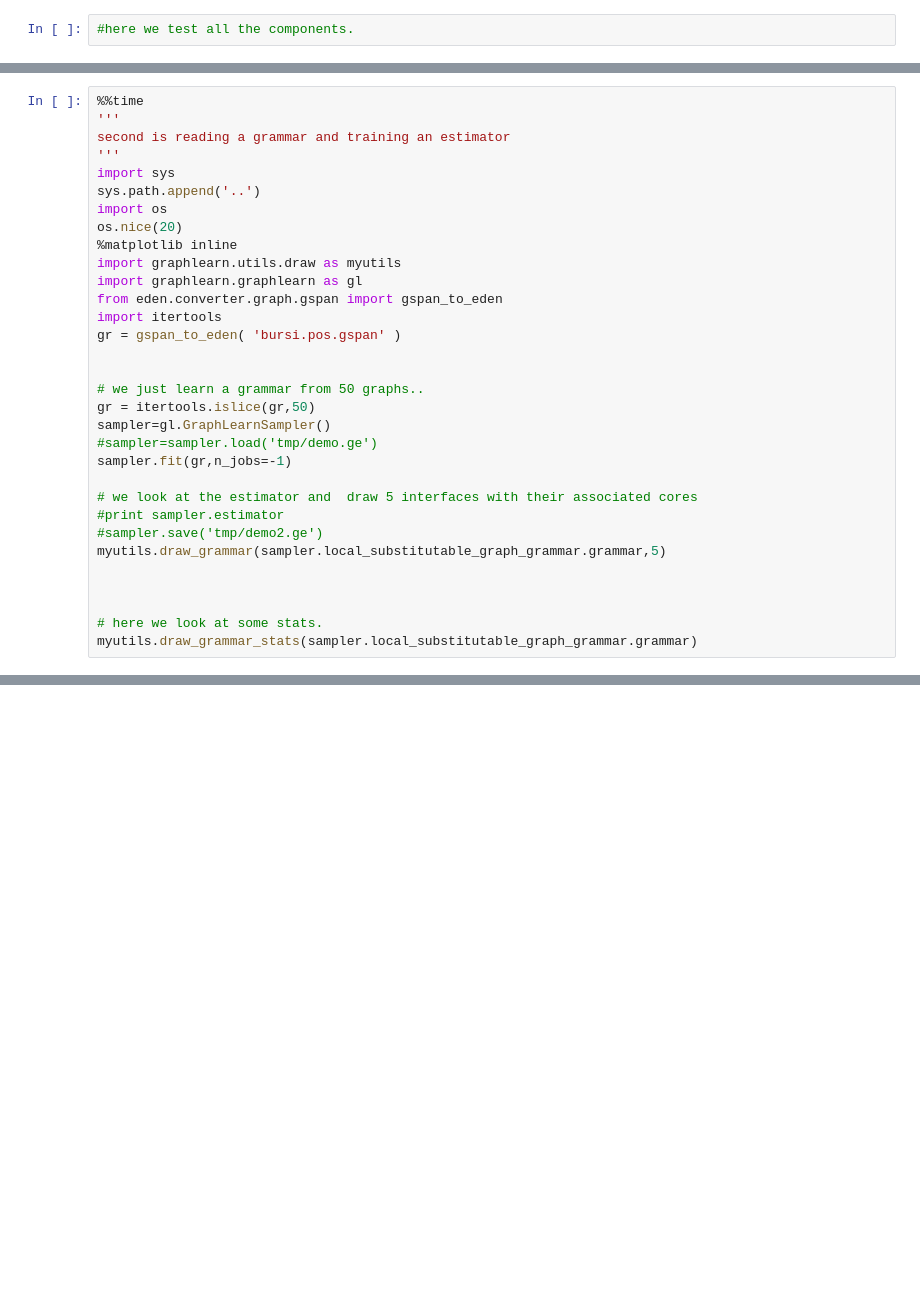
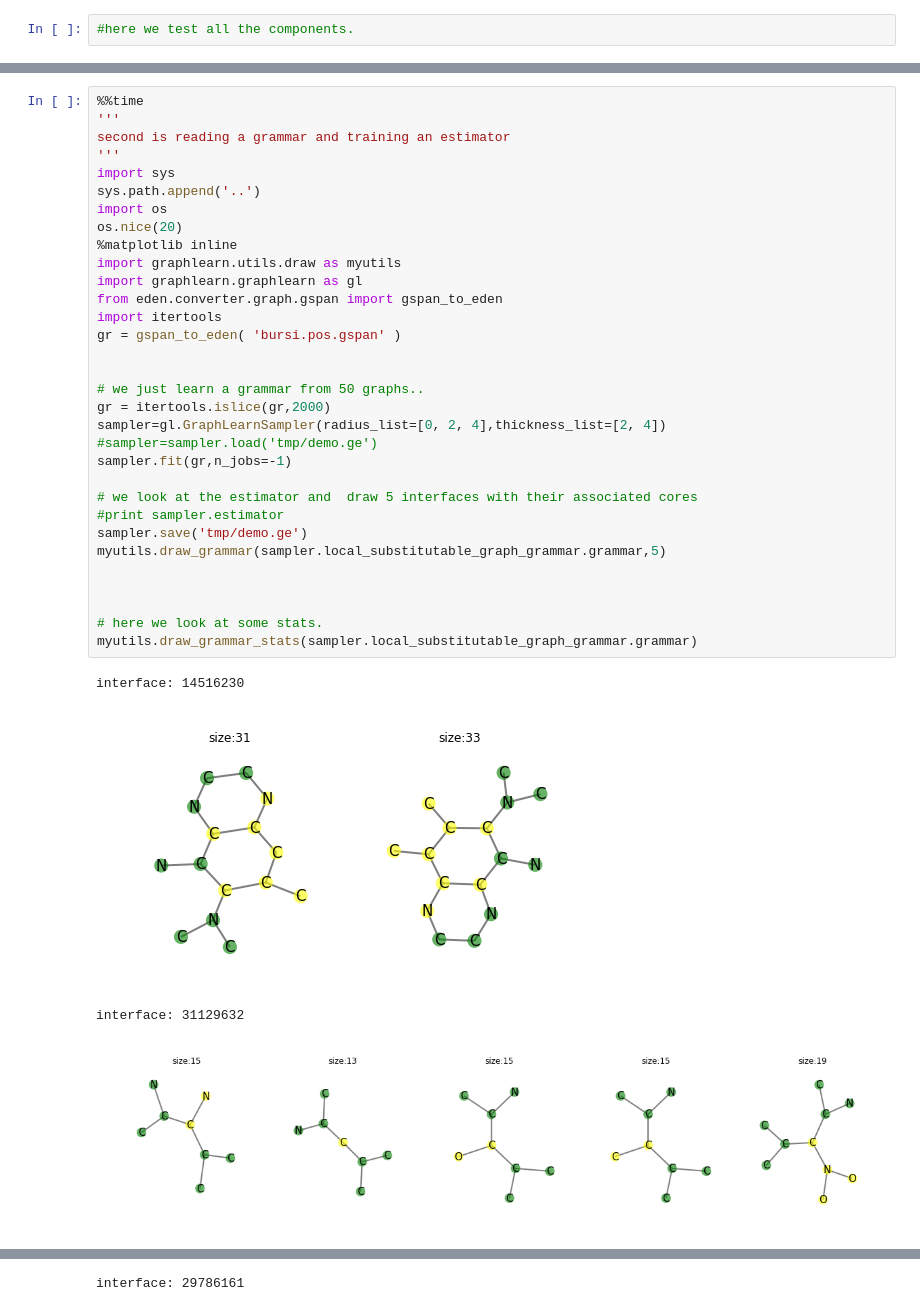
Before and after one commit to fabriziocosta/GraphLearn, a Jupyter notebook: example/Example.ipynb, the cells around one changed output, grey strips where cells are left out. Saved outputs shown, nothing was run; the diff lists cells and outputs as text; blank space fills up the shorter version.

```diff
--- a/example/Example.ipynb
+++ b/example/Example.ipynb
@@ -55,32 +61,37 @@ for x in range (5):
 # %%
 %%time
 '''
 second is reading a grammar and training an estimator
 '''
 import sys
 sys.path.append('..')
 import os
 os.nice(20)
 %matplotlib inline
 import graphlearn.utils.draw as myutils
 import graphlearn.graphlearn as gl
 from eden.converter.graph.gspan import gspan_to_eden
 import itertools
 gr = gspan_to_eden( 'bursi.pos.gspan' )
 
 
 # we just learn a grammar from 50 graphs..
-gr = itertools.islice(gr,50)
-sampler=gl.GraphLearnSampler()
+gr = itertools.islice(gr,2000)
+sampler=gl.GraphLearnSampler(radius_list=[0, 2, 4],thickness_list=[2, 4])
 #sampler=sampler.load('tmp/demo.ge')
 sampler.fit(gr,n_jobs=-1)
 
 # we look at the estimator and  draw 5 interfaces with their associated cores
 #print sampler.estimator
-#sampler.save('tmp/demo2.ge')
+sampler.save('tmp/demo.ge')
 myutils.draw_grammar(sampler.local_substitutable_graph_grammar.grammar,5)
 
 
 
 # here we look at some stats.
 myutils.draw_grammar_stats(sampler.local_substitutable_graph_grammar.grammar)
+# %% [output]
+interface: 14516230
+[figure, added]
+interface: 31129632
+[figure, added]
@@ -86,0 +99 @@ myutils.draw_grammar_stats(sampler.local_substitutable_graph_grammar.grammar)
+interface: 29786161
```
Also changed, not shown: parts of 15 cells of this notebook, 4 other files.
